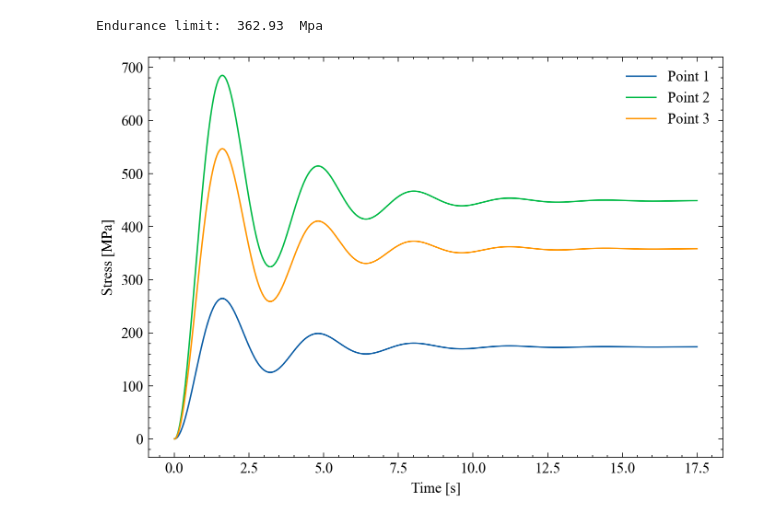
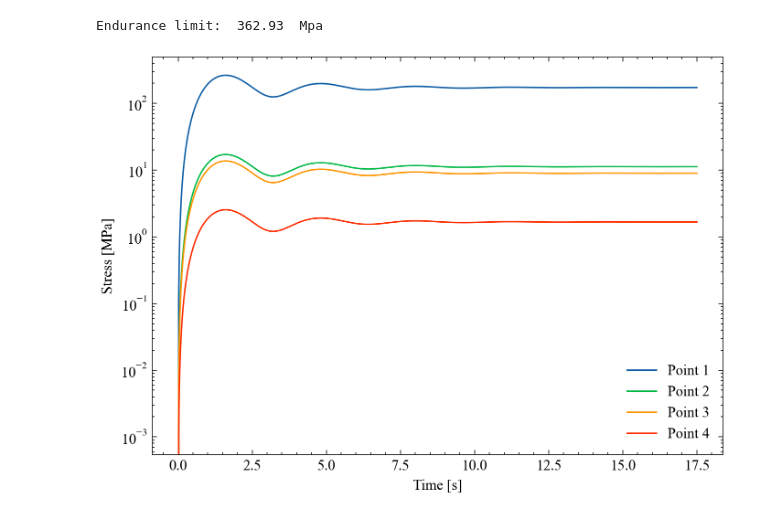
Before and after one commit to MichaszJ/Notebooks, a Jupyter notebook: AER606 Project - Iteration 2.ipynb, the cells around one changed output. Cells and saved outputs as stored; diff of their text form; code cells hidden in the pictures.

```diff
--- a/AER606 Project - Iteration 2.ipynb
+++ b/AER606 Project - Iteration 2.ipynb
@@ -53,0 +48,5 @@ Maximum outer stress:  537.19  MPa
+# %%
+# point 4
+max_normal_stress = landing_force / (0.020 * 0.070)
+
+print('Maximum normal stress: ', np.round(max_normal_stress/1e6, decimals=3), 'MPa')
@@ -100,24 +104,28 @@ Endurance limit:  362.93  Mpa
 # %%
 plt.figure(dpi=230, figsize=(7,5))
 plt.style.use(['science', 'no-latex'])
 
 sigma1 = signal.lti([max_beam_stress/(1.5*1e6)], [0.25, 0.20, 1.0])
 t1, y1 = signal.step(sigma1, N=1000)
 
-sigma2 = signal.lti([max_inner_stress2/(1.5*1e6)], [0.25, 0.20, 1.0])
+sigma2 = signal.lti([max_inner_stress/(1.5*1e6)], [0.25, 0.20, 1.0])
 t2, y2 = signal.step(sigma2, N=1000)
 
-sigma3 = signal.lti([max_outer_stress2/(1.5*1e6)], [0.25, 0.20, 1.0])
+sigma3 = signal.lti([max_outer_stress/(1.5*1e6)], [0.25, 0.20, 1.0])
 t3, y3 = signal.step(sigma3, N=1000)
 
-plt.plot(t1, y1, label='Point 1')
-plt.plot(t2, y2, label='Point 2')
-plt.plot(t3, y3, label='Point 3')
+sigma4 = signal.lti([max_normal_stress/(1.5*1e6)], [0.25, 0.20, 1.0])
+t4, y4 = signal.step(sigma4, N=1000)
+
+plt.semilogy(t1, y1, label='Point 1')
+plt.semilogy(t2, y2, label='Point 2')
+plt.semilogy(t3, y3, label='Point 3')
+plt.semilogy(t4, y4, label='Point 4')
 
 plt.xlabel('Time [s]')
 plt.ylabel('Stress [MPa]')
 
 plt.legend()
 plt.show()
 # %% [output]
-[figure, old version]
+[figure, new version]
```
Also changed, not shown: parts of 10 cells of this notebook.
